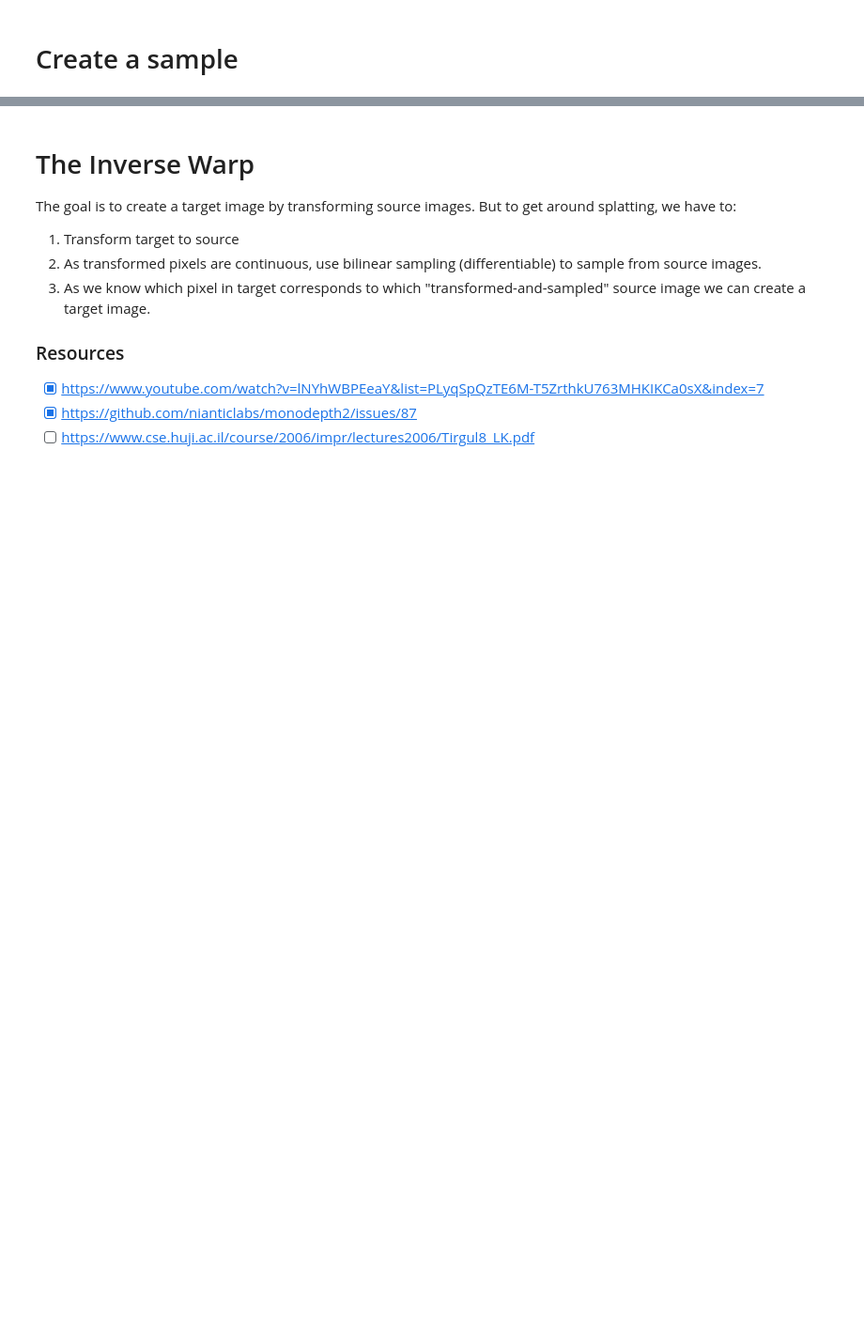
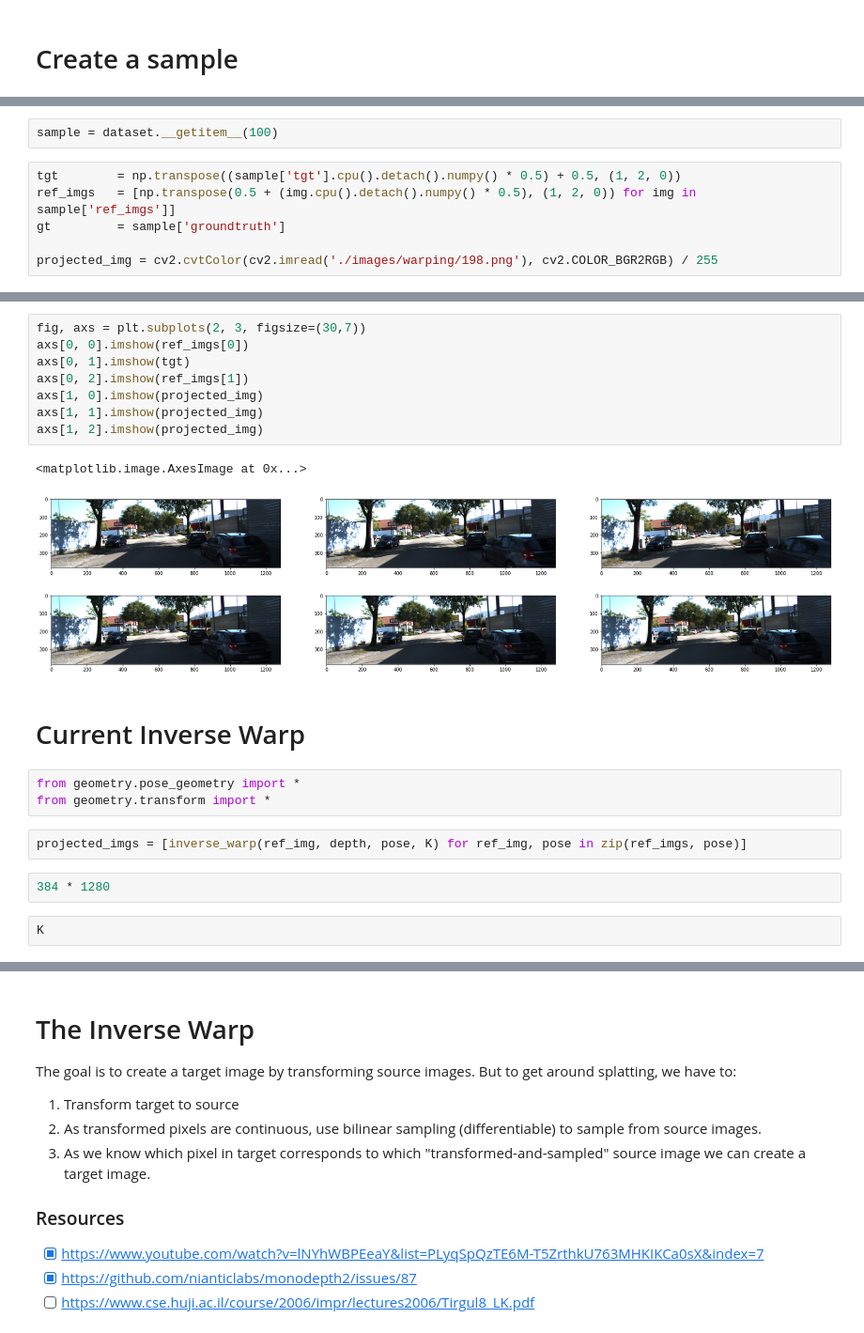
Before and after one commit to Monash-Connected-Autonomous-Vehicle/unsupervised-pseuso-LiDAR, a Jupyter notebook: inverse_warper.ipynb, the cells around one changed output, grey strips where cells are left out. Shown at 94% size. Drawn from its saved outputs; the diff is of its cells as text; blank space fills up the shorter version.

```diff
--- a/inverse_warper.ipynb
+++ b/inverse_warper.ipynb
@@ -29,0 +44,8 @@ tensor([[ 0.0368, -0.0061, -3.0574,  0.9661,  0.0742, -0.0188],
+# %%
+sample = dataset.__getitem__(100)
+# %%
+tgt        = np.transpose((sample['tgt'].cpu().detach().numpy() * 0.5) + 0.5, (1, 2, 0))
+ref_imgs   = [np.transpose(0.5 + (img.cpu().detach().numpy() * 0.5), (1, 2, 0)) for img in sample['ref_imgs']]
+gt         = sample['groundtruth']
+
+projected_img = cv2.cvtColor(cv2.imread('./images/warping/198.png'), cv2.COLOR_BGR2RGB) / 255
@@ -29,0 +60,22 @@ tensor([[ 0.0368, -0.0061, -3.0574,  0.9661,  0.0742, -0.0188],
+# %%
+fig, axs = plt.subplots(2, 3, figsize=(30,7))
+axs[0, 0].imshow(ref_imgs[0])
+axs[0, 1].imshow(tgt)
+axs[0, 2].imshow(ref_imgs[1])
+axs[1, 0].imshow(projected_img)
+axs[1, 1].imshow(projected_img)
+axs[1, 2].imshow(projected_img)
+# %% [output]
+<matplotlib.image.AxesImage at 0x...>
+[figure, added]
+# %% [markdown]
+# Current Inverse Warp
+# %%
+from geometry.pose_geometry import *
+from geometry.transform import *
+# %%
+projected_imgs = [inverse_warp(ref_img, depth, pose, K) for ref_img, pose in zip(ref_imgs, pose)]
+# %%
+384 * 1280
+# %%
+K
```
Also changed, not shown: parts of 24 cells of this notebook, 9 other files.
